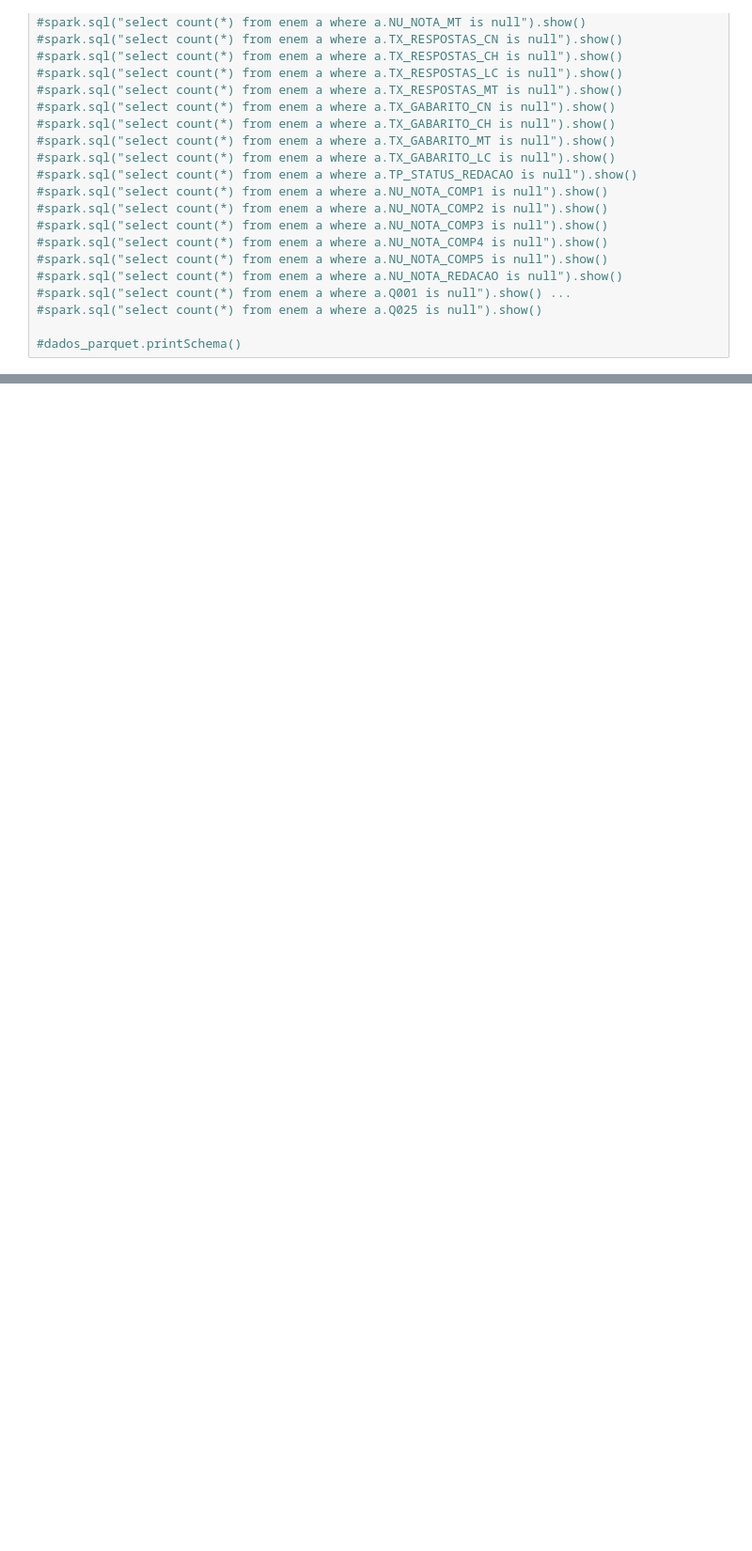
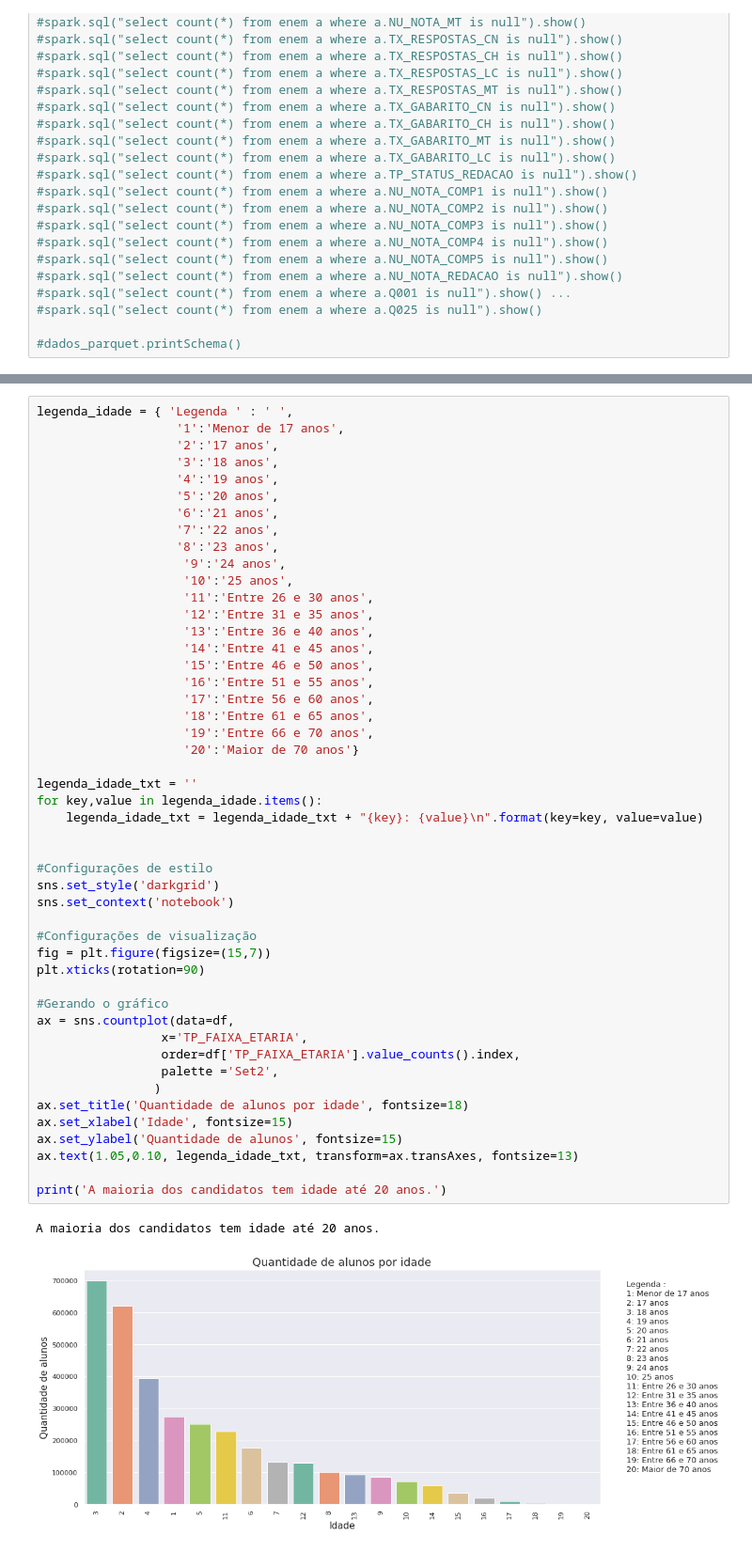
Before and after one commit to leticiaJFS/Projeto-Final-Semantix, a Jupyter notebook: Projeto_Final_Semantix.ipynb, the cells around one changed output, grey strips where cells are left out. Shown at 94% size. Saved outputs shown, nothing was run; the diff lists cells and outputs as text; blank space fills up the shorter version.

```diff
--- a/Projeto_Final_Semantix.ipynb
+++ b/Projeto_Final_Semantix.ipynb
@@ -144,0 +135,51 @@ Name: TP_FAIXA_ETARIA, dtype: float64
+# %%
+legenda_idade = { 'Legenda ' : ' ',
+                   '1':'Menor de 17 anos',
+                   '2':'17 anos',
+                   '3':'18 anos',
+                   '4':'19 anos',
+                   '5':'20 anos',
+                   '6':'21 anos',
+                   '7':'22 anos',
+                   '8':'23 anos',
+                    '9':'24 anos',
+                    '10':'25 anos',
+                    '11':'Entre 26 e 30 anos',
+                    '12':'Entre 31 e 35 anos',
+                    '13':'Entre 36 e 40 anos',
+                    '14':'Entre 41 e 45 anos',
+                    '15':'Entre 46 e 50 anos',
+                    '16':'Entre 51 e 55 anos',
+                    '17':'Entre 56 e 60 anos',
+                    '18':'Entre 61 e 65 anos',
+                    '19':'Entre 66 e 70 anos',
+                    '20':'Maior de 70 anos'}
+
+legenda_idade_txt = ''
+for key,value in legenda_idade.items():
+    legenda_idade_txt = legenda_idade_txt + "{key}: {value}\n".format(key=key, value=value)
+
+
+#Configurações de estilo
+sns.set_style('darkgrid')
+sns.set_context('notebook')
+
+#Configurações de visualização
+fig = plt.figure(figsize=(15,7))
+plt.xticks(rotation=90)
+
+#Gerando o gráfico
+ax = sns.countplot(data=df,
+                 x='TP_FAIXA_ETARIA',
+                 order=df['TP_FAIXA_ETARIA'].value_counts().index,
+                 palette ='Set2',
+                )
+ax.set_title('Quantidade de alunos por idade', fontsize=18)
+ax.set_xlabel('Idade', fontsize=15)
+ax.set_ylabel('Quantidade de alunos', fontsize=15)
+ax.text(1.05,0.10, legenda_idade_txt, transform=ax.transAxes, fontsize=13)
+
+print('A maioria dos candidatos tem idade até 20 anos.')
+# %% [output]
+A maioria dos candidatos tem idade até 20 anos.
+[figure, added]
```
Also changed, not shown: parts of 15 cells of this notebook.
